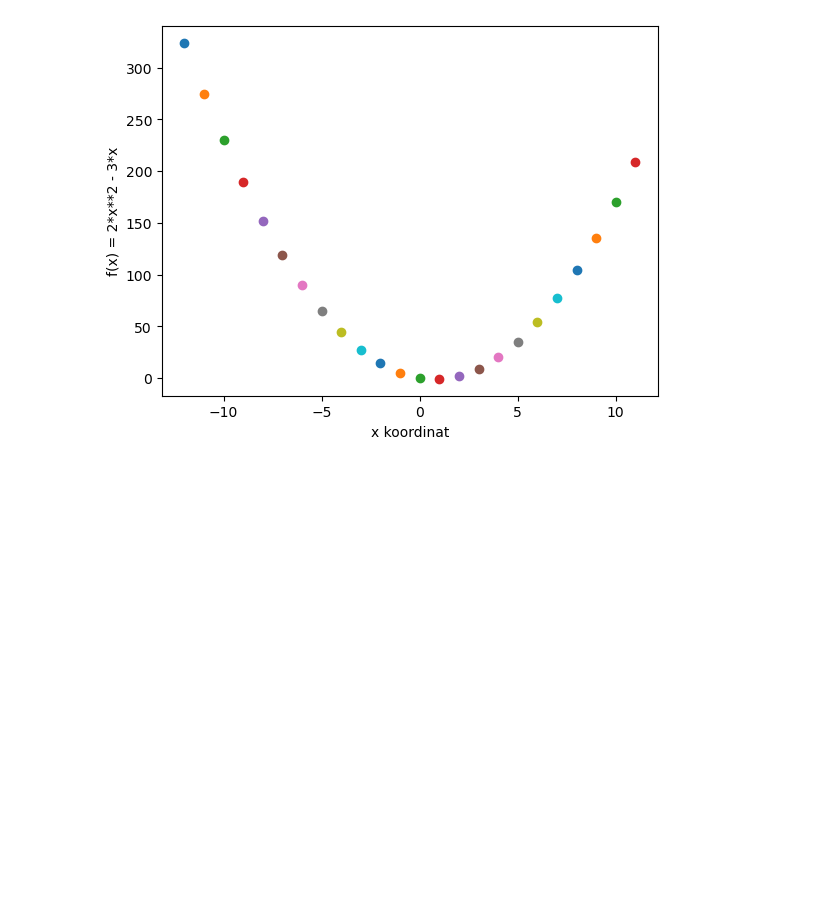
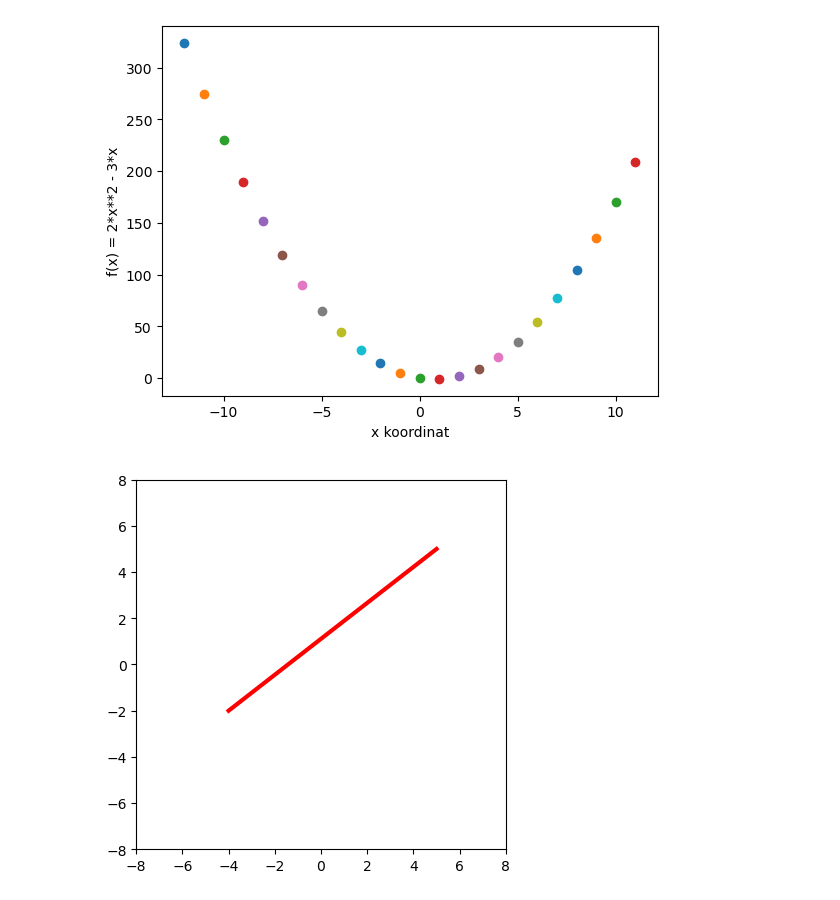
Before and after one commit to nailBestas/lispAi, a Jupyter notebook: 01_Python_Mathematics_and_Statistics/2_Mathematics/4-Graphing_and_visualization.ipynb, the cells around one changed output. Saved outputs shown, nothing was run; the diff lists cells and outputs as text; code cells hidden in the pictures; blank space fills up the shorter version.

Commit message:
Added python graphing lines

```diff
--- a/01_Python_Mathematics_and_Statistics/2_Mathematics/4-Graphing_and_visualization.ipynb
+++ b/01_Python_Mathematics_and_Statistics/2_Mathematics/4-Graphing_and_visualization.ipynb
@@ -54,3 +54,20 @@ plt.ylabel(f'f(x) = {y}')
 plt.show()
 # %% [output]
 [figure]
+# %%
+# 2 Graphing lines
+# Lines in start and stop
+# pythonda kesisen koordinatlarin cizgisini cekmek
+
+import matplotlib.pyplot as  plt
+k1 = [-4,-2]
+k2 = [5,5]
+plt.plot([k1[0],k2[0]],[k1[1],k2[1]], color=[1,0,0],linewidth=3)
+plt.axis('square')
+plt.axis([-8,8,-8,8])
+
+
+
+plt.show()
+# %% [output]
+[figure, added]
```
Also changed, not shown: parts of 6 cells of this notebook.
